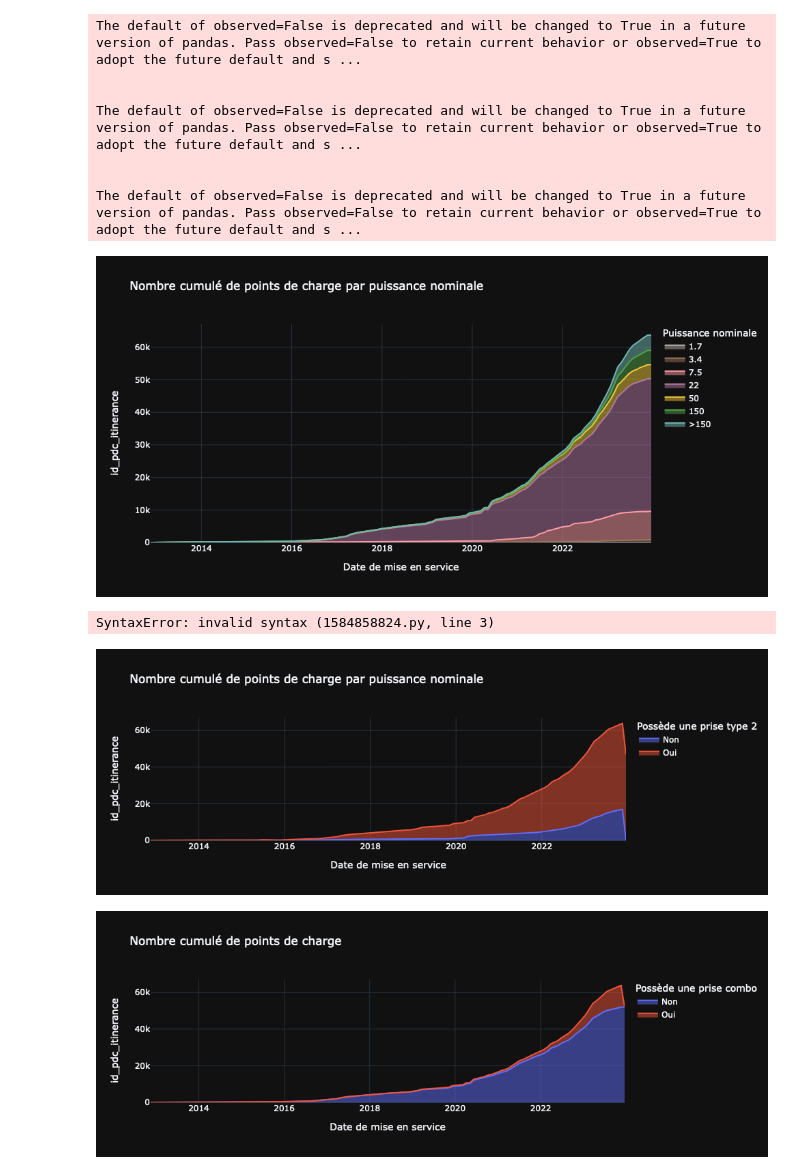
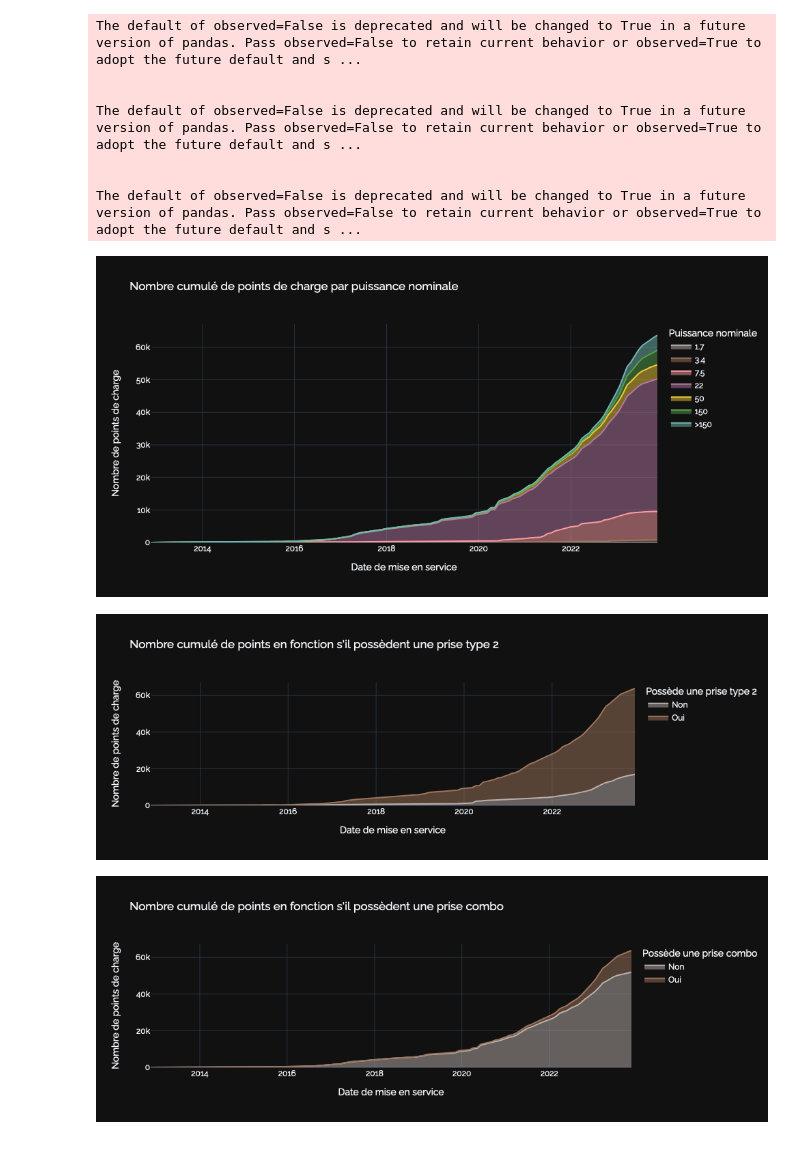
Before and after one commit to mikheyevav/irve, a Jupyter notebook: 6_power.ipynb, the cells around one changed output. Cells and saved outputs as stored; diff of their text form; code cells hidden in the pictures.

Commit message:
+ power md

```diff
--- a/6_power.ipynb
+++ b/6_power.ipynb
@@ -6,6 +6,7 @@ from irve import *
 # %%
 dfv1 = irve.df.copy()
 dfv1["date_mise_en_service"] = dfv1["date_mise_en_service"].dt.round("30D")
+dfv1 = dfv1[dfv1["date_mise_en_service"]<pd.to_datetime("2023-11-30")]
 # %%
 dfv = dfv1.sort_values(by="date_mise_en_service")\
   .groupby(["date_mise_en_service","puissance_nominale_cat"], as_index=False)\
@@ -16,7 +17,7 @@ dfv["id_pdc_itinerance"] = dfv.groupby(["puissance_nominale_cat"])\
   ["id_pdc_itinerance"]\
   .cumsum()
 
-px.area(dfv
+fig = px.area(dfv
         ,x="date_mise_en_service"
         ,y="id_pdc_itinerance"
         ,color="puissance_nominale_cat"
@@ -25,6 +26,15 @@ px.area(dfv
         ,color_discrete_sequence=px.colors.qualitative.T10[::-1]
         ,height=500
        )
+
+
+fig.update_layout(
+    font_family="Raleway",
+    yaxis_title = "Nombre de points de charge"
+)
+
+fig.write_image("img/6_power.svg")
+fig
 # %% [output]
 The default of observed=False is deprecated and will be changed to True in a future version of pandas. Pass observed=False to retain current behavior or observed=True to adopt the future default and s ...
 
@@ -33,17 +43,7 @@ The default of observed=False is deprecated and will be changed to True in a fut
 
 
 The default of observed=False is deprecated and will be changed to True in a future version of pandas. Pass observed=False to retain current behavior or observed=True to adopt the future default and s ...
-[figure, old version]
+[figure, new version]
-# %%
-irve.df.sample().iloc[0]
-
-prise_type_ef                                                          true
-prise_type_2                                                           true
-prise_type_combo_ccs                                                  false
-prise_type_chademo                                                    false
-prise_type_autre
-# %% [output]
-SyntaxError: invalid syntax (1584858824.py, line 3)
 # %%
 dfv = dfv1.sort_values(by="date_mise_en_service")\
   .groupby(["date_mise_en_service","prise_type_2"], as_index=False)\
@@ -54,31 +54,51 @@ dfv["id_pdc_itinerance"] = dfv.groupby(["prise_type_2"])\
   ["id_pdc_itinerance"]\
   .cumsum()
 
-px.area(dfv
+fig = px.area(dfv
         ,x="date_mise_en_service"
         ,y="id_pdc_itinerance"
         ,color="prise_type_2"
         ,labels=irve.labels
-        ,title="Nombre cumulé de points de charge par puissance nominale"
+        ,title="Nombre cumulé de points en fonction s'il possèdent une prise type 2"
+        ,color_discrete_sequence=px.colors.qualitative.T10[::-1]
        )
+
+fig.update_layout(
+    font_family="Raleway",
+    yaxis_title = "Nombre de points de charge"
+)
+
+fig.write_image("img/6_t2.svg")
+fig
 # %% [output]
-[figure, old version]
+[figure, new version]
 # %%
 dfv = dfv1.sort_values(by="date_mise_en_service")\
   .groupby(["date_mise_en_service","prise_type_combo_ccs"], as_index=False)\
   ["id_pdc_itinerance"]\
   .count()
 
 dfv["id_pdc_itinerance"] = dfv.groupby(["prise_type_combo_ccs"])\
   ["id_pdc_itinerance"]\
   .cumsum()
 
-px.area(dfv
+dfv.sort_values(by="prise_type_combo_ccs", inplace=True)
+
+fig = px.area(dfv
         ,x="date_mise_en_service"
         ,y="id_pdc_itinerance"
         ,color="prise_type_combo_ccs"
         ,labels=irve.labels
-        ,title="Nombre cumulé de points de charge"
+        ,title="Nombre cumulé de points en fonction s'il possèdent une prise combo"
+        ,color_discrete_sequence=px.colors.qualitative.T10[::-1]
        )
+
+fig.update_layout(
+    font_family="Raleway",
+    yaxis_title = "Nombre de points de charge"
+)
+
+fig.write_image("img/6_ccs.svg")
+fig
 # %% [output]
-[figure, old version]
+[figure, new version]
```
Also changed, not shown: 6 other files.
